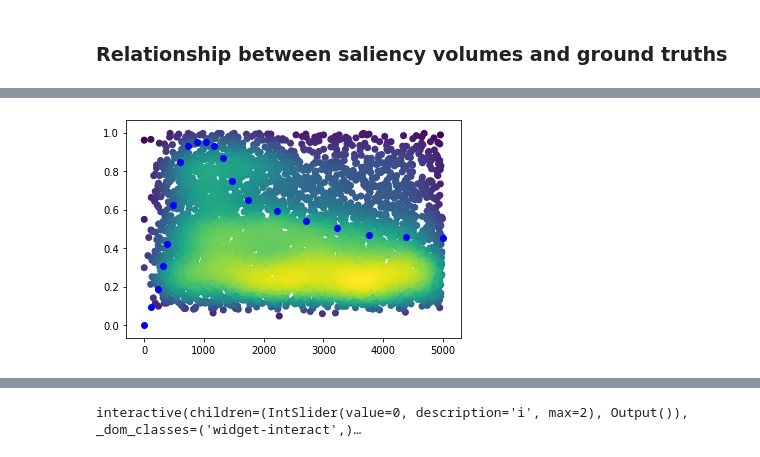
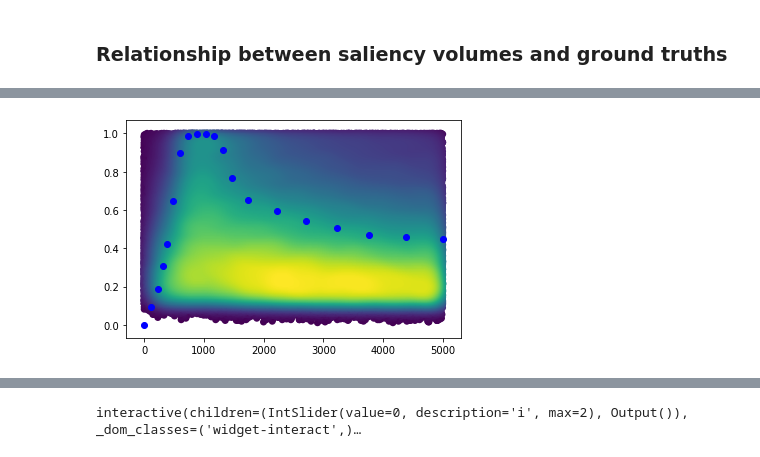
Before and after one commit to LudoHoff/TemporalSaliencyPrediction, a Jupyter notebook: SaliconParser.ipynb, the cells around one changed output, grey strips where cells are left out. Saved outputs shown, nothing was run; the diff lists cells and outputs as text; code cells hidden in the pictures.

```diff
--- a/SaliconParser.ipynb
+++ b/SaliconParser.ipynb
@@ -293,7 +294,7 @@ interactive(children=(IntSlider(value=0, description='i', max=4), Output()), _do
 # %% [markdown]
 ### Relationship between saliency volumes and ground truths
 # %%
-REL_SAMPLES = 10
+REL_SAMPLES = 1000
 
 indices = random.sample(range(TRAINING_SIZE), REL_SAMPLES)
 saliency_volumes, _ = get_saliency_volumes(np.array(get_filenames(FIXATION_PATH))[indices])
@@ -326,15 +327,15 @@ z = gaussian_kde(xy)(xy)
 idx = z.argsort()
 x, y, z = x[idx], y[idx], z[idx]
 # %%
-wx = np.array([0, 250, 400, 640, 950, 1250, 1570, 2600, 3700, 5000], dtype='float')
-wy = np.array([0, 0.2, 0.45, 0.92, 0.96, 0.92, 0.67, 0.55, 0.47, 0.45], dtype='float')
+wx = np.array([0, 250, 400, 640, 950, 1250, 1570, 2600, 3700, 5001], dtype='float')
+wy = np.array([0, 0.2, 0.45, 0.98, 1, 0.98, 0.67, 0.55, 0.47, 0.45], dtype='float')
 
 wx = interp.interp1d(np.arange(len(wx)), wx)(np.linspace(0,len(wx)-1,20))
 wy = interp.interp1d(np.arange(len(wy)), wy)(np.linspace(0,len(wy)-1,20))
 
 fig, ax = plt.subplots()
 ax.scatter(x, y, c=z, s=50, edgecolor='')
 ax.scatter(wx, wy, c='b')
 plt.show()
 # %% [output]
-[figure, old version]
+[figure, new version]
```
Also changed, not shown: parts of 7 cells of this notebook, 3 other files.
